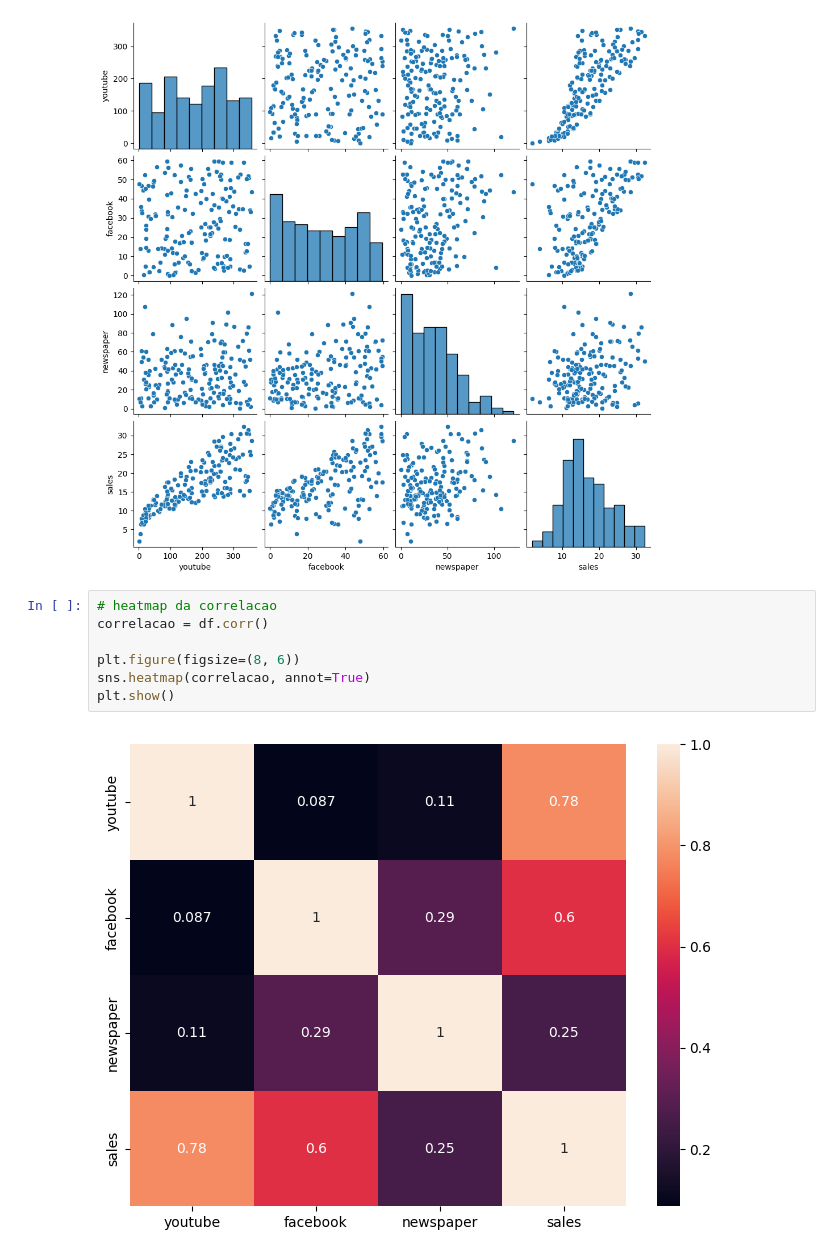
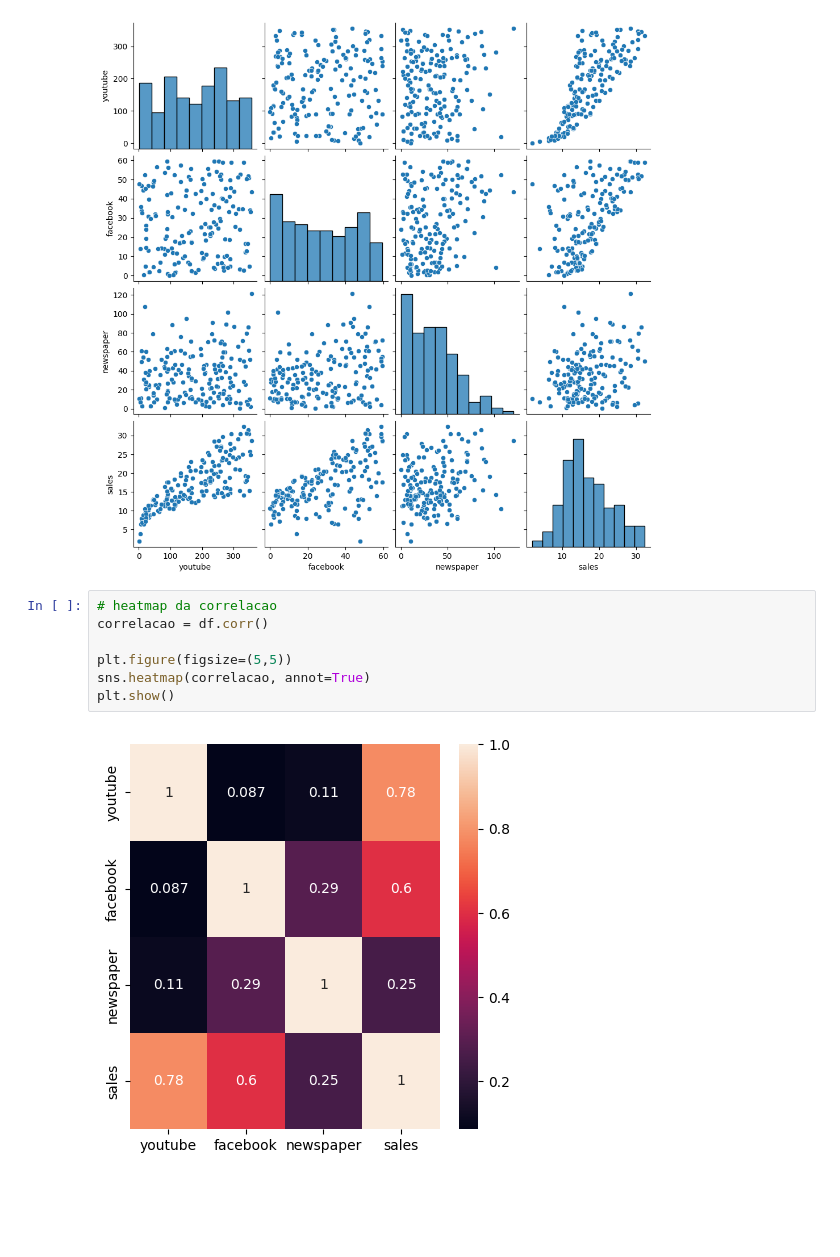
Before and after one commit to leandroboteon/linear-regression-sales-forecast, a Jupyter notebook: Regressao_para_MKT.ipynb, the cells around one changed output. Saved outputs shown, nothing was run; the diff lists cells and outputs as text; blank space fills up the shorter version.

```diff
--- a/Regressao_para_MKT.ipynb
+++ b/Regressao_para_MKT.ipynb
@@ -86,11 +72,11 @@ plt.show()
 # %%
 # heatmap da correlacao
 correlacao = df.corr()
 
-plt.figure(figsize=(8, 6))
+plt.figure(figsize=(5,5))
 sns.heatmap(correlacao, annot=True)
 plt.show()
 # %% [output]
-[figure, old version]
+[figure, new version]
 # %%
 # conclusao
```
Also changed, not shown: parts of 16 cells of this notebook.
